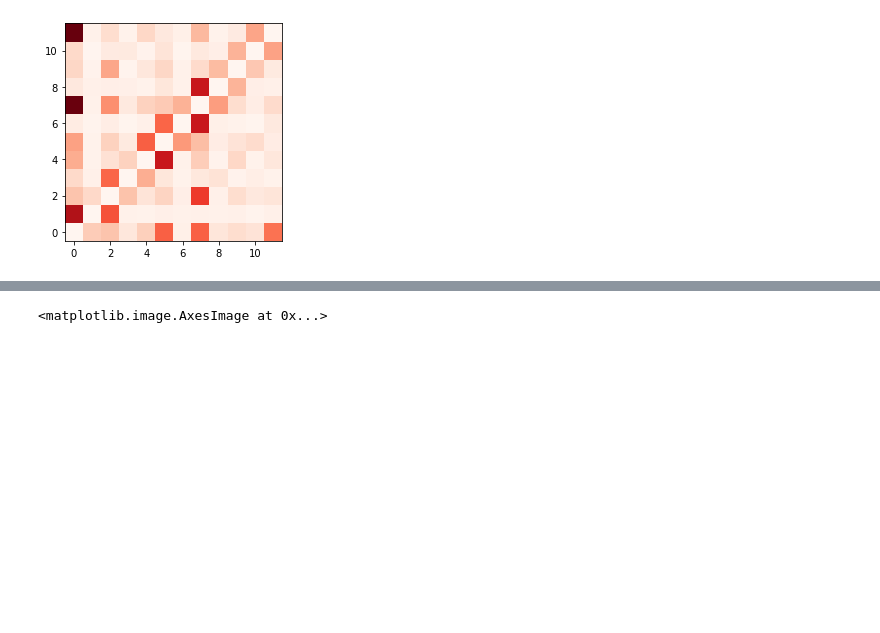
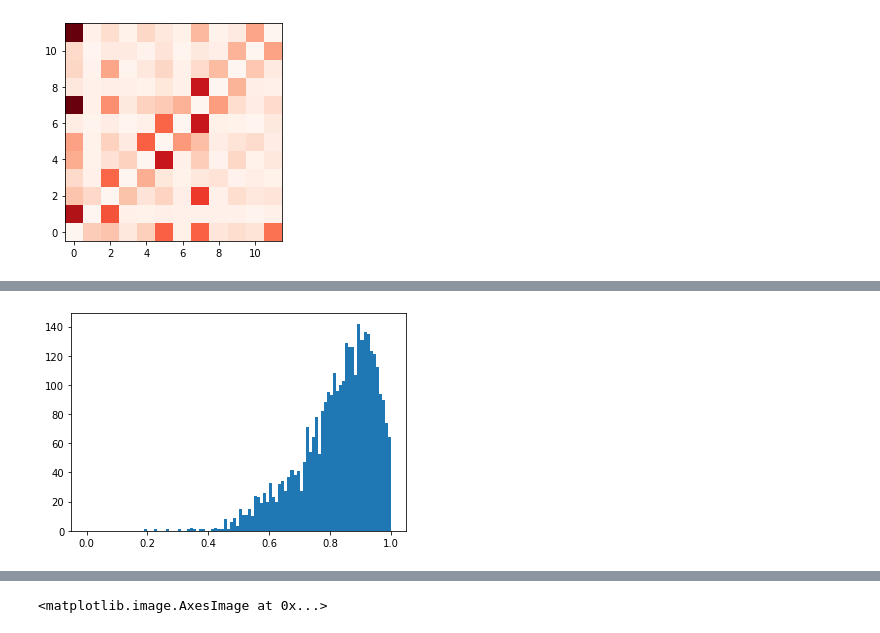
Before and after one commit to jpivarski-talks/2021-02-09-propose-scipy2021-tutorial, a Jupyter notebook: prep/million-song.ipynb, the cells around one changed output, grey strips where cells are left out. Saved outputs shown, nothing was run; the diff lists cells and outputs as text; code cells hidden in the pictures; blank space fills up the shorter version.

Commit message:
My assessment of ionian vs aeolian correlates with the given 'mode' parameter, and locrian scores lower than the rest.

```diff
--- a/prep/million-song.ipynb
+++ b/prep/million-song.ipynb
@@ -482,3 +482,11 @@ ax.hist2d(
 ax.set_aspect(1)
 # %% [output]
 [figure]
+# %%
+ionian     = ak.Array([True, False, True, False, True, True, False, True, False, True, False, True])
+dorian     = ak.Array([True, False, True, True, False, True, False, True, False, True, True, False])
+phrygian   = ak.Array([True, True, False, True, False, True, False, True, True, False, True, False])
+lydian     = ak.Array([True, False, True, False, True, False, True, True, False, True, False, True])
+mixolydian = ak.Array([True, False, True, False, True, True, False, True, False, True, True, False])
+aeolian    = ak.Array([True, False, True, True, False, True, False, True, True, False, True, False])
+locrian    = ak.Array([True, True, False, True, False, True, True, False, True, False, True, False])
@@ -484,0 +509,7 @@ ax.set_aspect(1)
+# %%
+is_major = (songs.analysis.key_confidence > 0.2) & (songs.analysis.mode_confidence > 0.5) & (songs.analysis.mode == 1)
+is_minor = (songs.analysis.key_confidence > 0.2) & (songs.analysis.mode_confidence > 0.5) & (songs.analysis.mode == 0)
+# %%
+plt.hist(ak.mean(ak.mean(shifted_pitches[:, :, ionian], axis=-1) > ak.mean(shifted_pitches[:, :, ~ionian], axis=-1), axis=-1)[is_major], bins=100, range=(0, 1));
+# %% [output]
+[figure, added]
```
Also changed, not shown: parts of 7 cells of this notebook.
